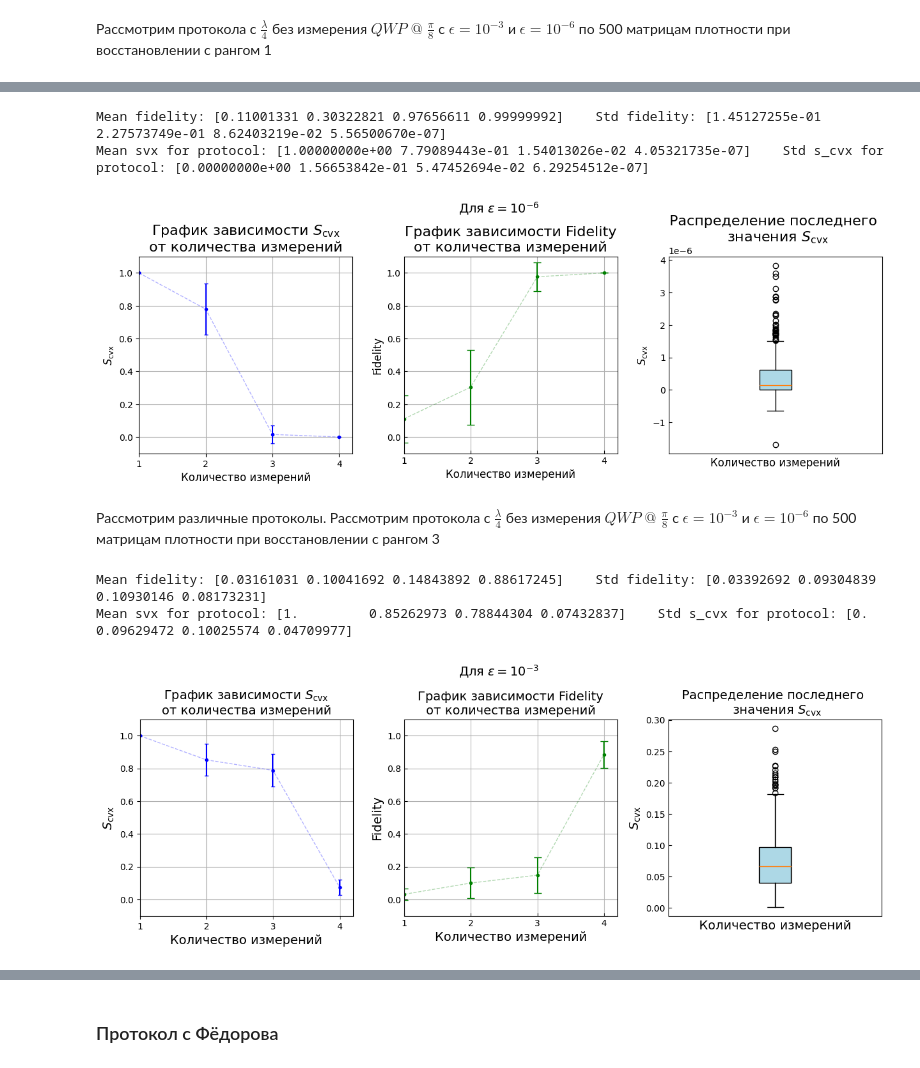
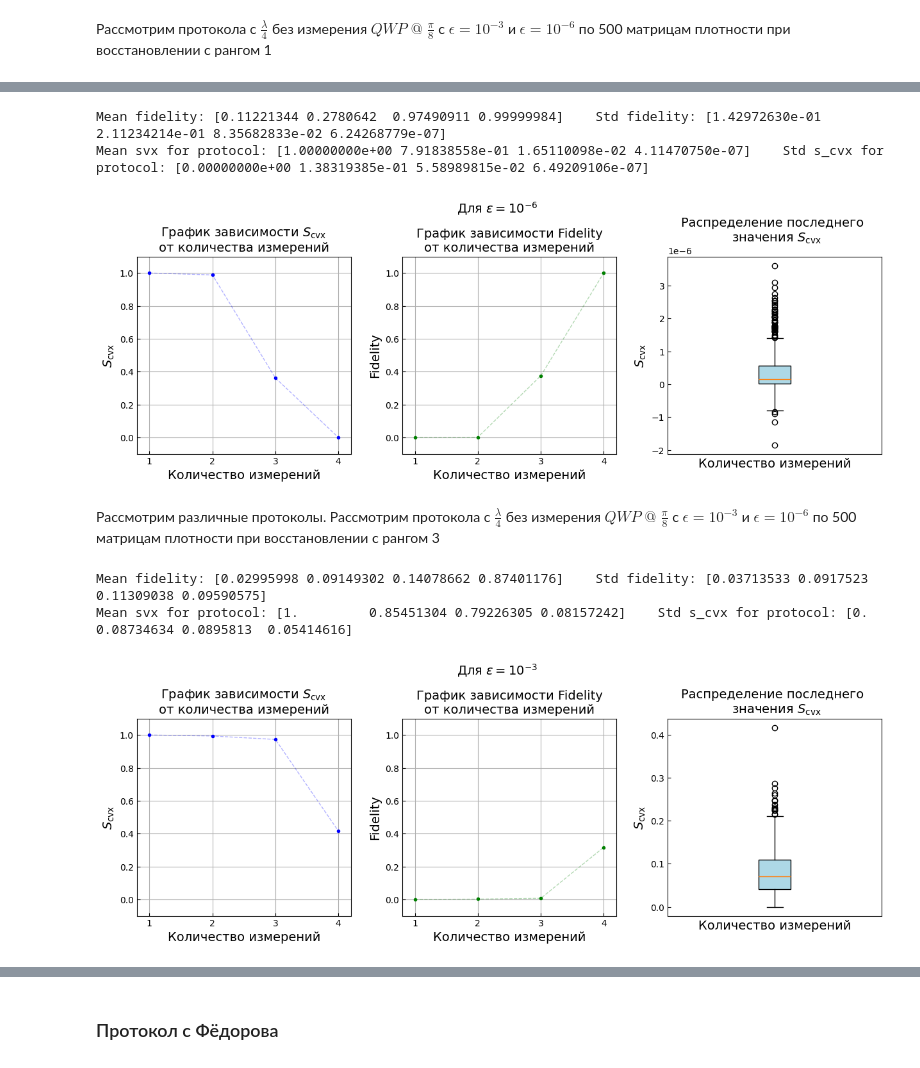
Before and after one commit to Denis-chupa/Quantum_tools, a Jupyter notebook: Tomography/src/research_data/different_protocol.ipynb, the cells around one changed output, grey strips where cells are left out. Cells and saved outputs as stored; diff of their text form; code cells hidden in the pictures.

```diff
--- a/Tomography/src/research_data/different_protocol.ipynb
+++ b/Tomography/src/research_data/different_protocol.ipynb
@@ -218,15 +224,17 @@ std = np.std(np.array(svx_list),axis = 0)
 fidelity_mean = np.mean((fidelity_list), axis = 0)
 fidelity_std = np.std(np.array(fidelity_list),axis = 0)
 
+s_cvx_max = np.max(np.array(svx_list),axis = 0)
+fidelity_min = np.min((fidelity_list), axis = 0)
 
 print("Mean fidelity:", fidelity_mean , "\tStd fidelity:", fidelity_std)
 print("Mean svx for protocol:", y,"\tStd s_cvx for protocol:", std)
 title = r"Для $\epsilon = 10^{-6}$" + "\n"
-pl_fid_s_cvx_distr(x, y, std, fidelity_mean, fidelity_std, np.array(svx_list)[:, -1], title)
+pl_fid_s_cvx_distr(x, s_cvx_max, fidelity_min, np.array(svx_list)[:, -1], title)
 # %% [output]
-Mean fidelity: [0.11001331 0.30322821 0.97656611 0.99999992]    Std fidelity: [1.45127255e-01 2.27573749e-01 8.62403219e-02 5.56500670e-07]
-Mean svx for protocol: [1.00000000e+00 7.79089443e-01 1.54013026e-02 4.05321735e-07]    Std s_cvx for protocol: [0.00000000e+00 1.56653842e-01 5.47452694e-02 6.29254512e-07]
+Mean fidelity: [0.11221344 0.2780642  0.97490911 0.99999984]    Std fidelity: [1.42972630e-01 2.11234214e-01 8.35682833e-02 6.24268779e-07]
+Mean svx for protocol: [1.00000000e+00 7.91838558e-01 1.65110098e-02 4.11470750e-07]    Std s_cvx for protocol: [0.00000000e+00 1.38319385e-01 5.58989815e-02 6.49209106e-07]
-[figure, old version]
+[figure, new version]
 # %% [markdown]
 Рассмотрим различные протоколы. Рассмотрим протокола с $\frac{\lambda}{4}$ без измерения $QWP \; @ \; \frac{\pi}{8}$ с $\epsilon = 10^{-3}$ и $\epsilon = 10^{-6}$  по 500 матрицам плотности при восстановлении с рангом 3
 # %%
@@ -248,37 +256,39 @@ tomography_1 = ACT(protocol, rank, 3)
 x = np.array([1, 2, 3, 4])
 svx_list = []
 fidelity_list = []
 N = 500
 
 for i in tqdm(range(N)):
     svx_list_one_measurement, fidelity_list_one_measurement, fidelity_x_min, fidelity_x_max,\
     x_min_list, x_max_list, state_ml = tomography_1.main(rank_psevdoin=rank, epsilon_ml=10*-11, epsilon_act=10**-3,\
                                                          max_iters_in_semidefinite_program=10**8)
     for ind_min in range(len(x_min_list)):
         x_min_list[ind_min] = np.array([[complex(item) for item in row] for row in x_min_list[ind_min]])
     for ind_max in range(len(x_max_list)):
         x_max_list[ind_max] = np.array([[complex(item) for item in row] for row in x_max_list[ind_max]])
 
     fidelity_list_xmax_xmin = [tomography_1.Fidelity(x_min_list[0], x_max_list[0]), tomography_1.Fidelity(x_min_list[1], x_max_list[1]),\
                                tomography_1.Fidelity(x_min_list[2], x_max_list[2]), tomography_1.Fidelity(x_min_list[3], x_max_list[3])]
     if svx_list_one_measurement is not np.inf :
         svx_list.append(svx_list_one_measurement)
         fidelity_list.append(np.abs(fidelity_list_xmax_xmin))
 
 y = np.mean(np.array(svx_list),axis = 0)
 std = np.std(np.array(svx_list),axis = 0)
 fidelity_mean = np.mean((fidelity_list), axis = 0)
 fidelity_std = np.std(np.array(fidelity_list),axis = 0)
 
+s_cvx_max = np.max(np.array(svx_list),axis = 0)
+fidelity_min = np.min((fidelity_list), axis = 0)
 
 print("Mean fidelity:", fidelity_mean , "\tStd fidelity:", fidelity_std)
 print("Mean svx for protocol:", y,"\tStd s_cvx for protocol:", std)
 title = r"Для $\epsilon = 10^{-3}$" + "\n"
-pl_fid_s_cvx_distr(x, y, std, fidelity_mean, fidelity_std, np.array(svx_list)[:, -1], title)
+pl_fid_s_cvx_distr(x, s_cvx_max, fidelity_min, np.array(svx_list)[:, -1], title)
 # %% [output]
-Mean fidelity: [0.03161031 0.10041692 0.14843892 0.88617245]    Std fidelity: [0.03392692 0.09304839 0.10930146 0.08173231]
-Mean svx for protocol: [1.         0.85262973 0.78844304 0.07432837]    Std s_cvx for protocol: [0.         0.09629472 0.10025574 0.04709977]
+Mean fidelity: [0.02995998 0.09149302 0.14078662 0.87401176]    Std fidelity: [0.03713533 0.0917523  0.11309038 0.09590575]
+Mean svx for protocol: [1.         0.85451304 0.79226305 0.08157242]    Std s_cvx for protocol: [0.         0.08734634 0.0895813  0.05414616]
-[figure, old version]
+[figure, new version]
 # %%
 from Qutrit import*
 from Adaptive_compresive_cending_qutrit import*
```
Also changed, not shown: parts of 9 cells of this notebook, 3 other files.
